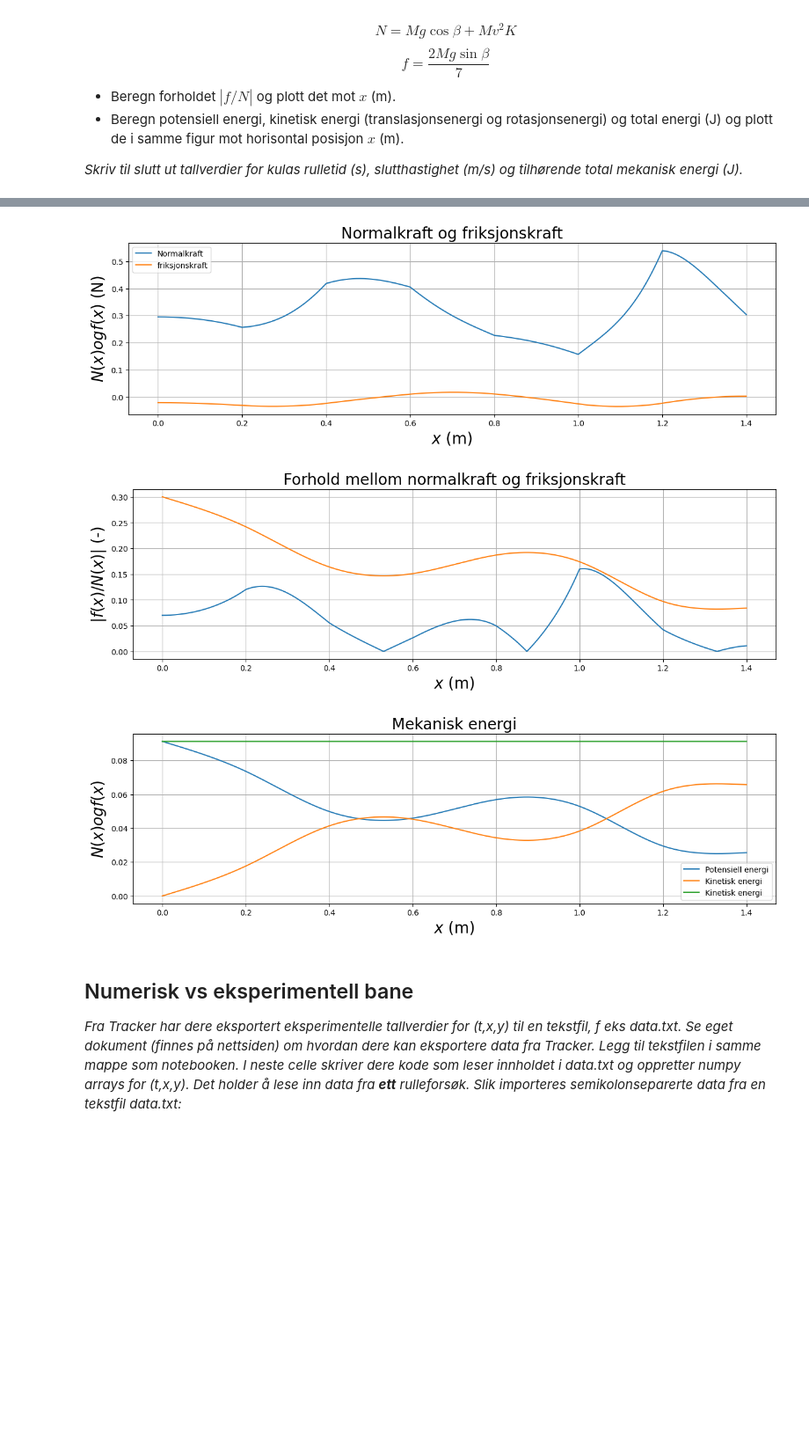
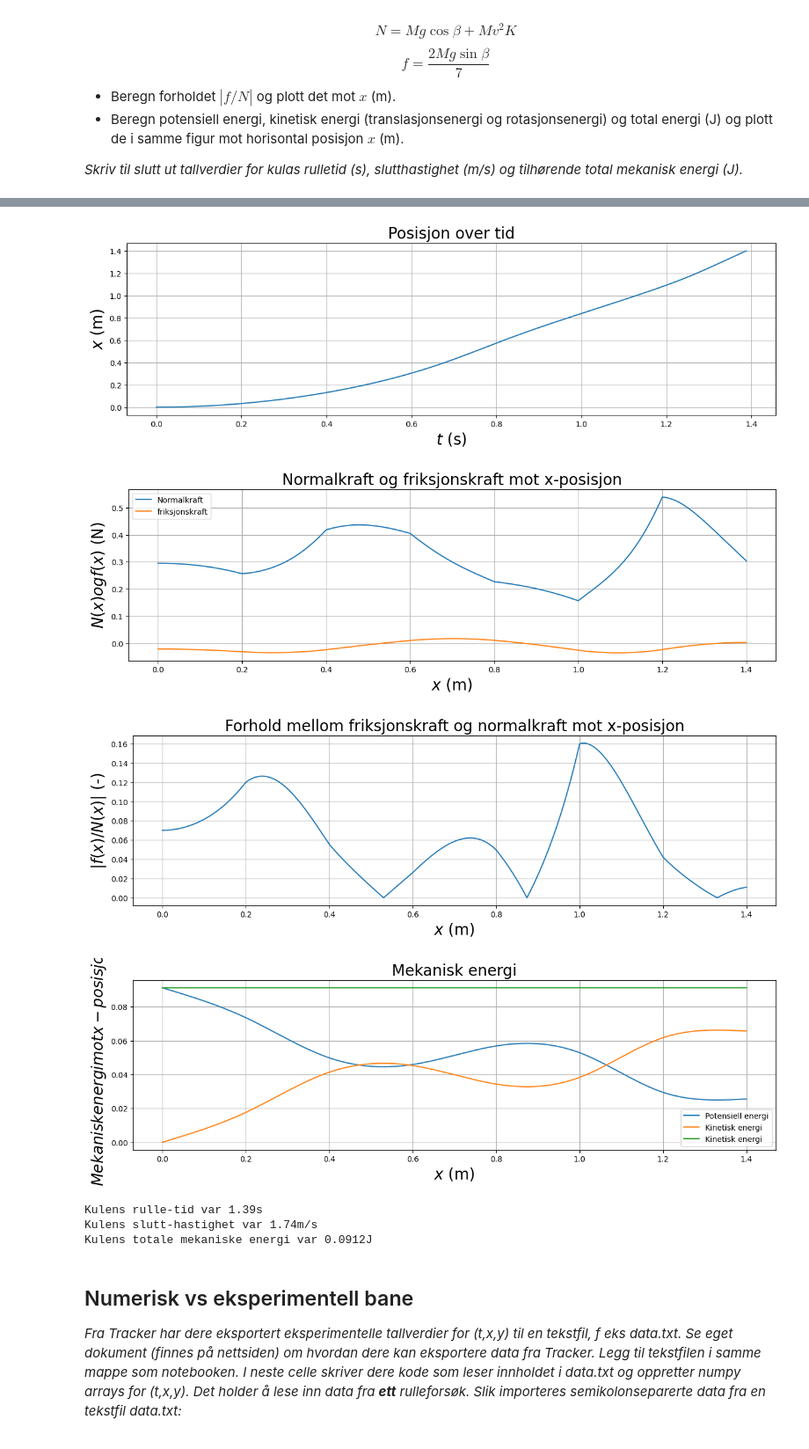
Before and after one commit to HaakonMikalsen/LabTFY4115, a Jupyter notebook: notebook/notebook_mal_H25.ipynb, the cells around one changed output, grey strips where cells are left out. Shown at 88% size. Cells and saved outputs as stored; diff of their text form; code cells hidden in the pictures; blank space fills up the shorter version.

```diff
--- a/notebook/notebook_mal_H25.ipynb
+++ b/notebook/notebook_mal_H25.ipynb
@@ -186,7 +186,7 @@ $$f = \frac{2Mg\sin\beta}{7}$$
 v = np.sqrt((10*g*(y[0]-y))/7)
 plt.figure(figsize=(15,4))
 plt.plot(x,v)
-plt.title('Kulens fart',fontsize=20)
+plt.title('Kulens fart mot x-posisjon',fontsize=20)
 plt.xlabel('$x$ (m)',fontsize=20)
 plt.ylabel(r'$v(x)$ (m/s)',fontsize=20)
 # plt.ylim(-35,35)
@@ -200,14 +200,26 @@ delta_x = np.diff(x)
 delta_t = 2*delta_x/(v_x[1:] + v_x[:-1])
 t = np.r_[0, np.cumsum(delta_t)]
 plt.figure(figsize=(15,4))
+# plt.plot(t,x,label = "posisjon i x retning")
+plt.plot(t,v ,label = "fart")
+plt.title('Fart over tid',fontsize=20)
+plt.ylabel('$v$ (m/s)',fontsize=20)
+plt.xlabel(r'$t$ (s)',fontsize=20)
+# plt.ylim(-35,35)
+# plt.xlim(0,1.400)
+# plt.legend()
+plt.grid()
+plt.show()
+
+plt.figure(figsize=(15,4))
 plt.plot(t,x,label = "posisjon i x retning")
-plt.plot(t,v ,label = "fart")
+# plt.plot(t,v ,label = "fart")
 plt.title('Posisjon over tid',fontsize=20)
 plt.ylabel('$x$ (m)',fontsize=20)
 plt.xlabel(r'$t$ (s)',fontsize=20)
 # plt.ylim(-35,35)
 # plt.xlim(0,1.400)
-plt.legend()
+# plt.legend()
 plt.grid()
 plt.show()
 
@@ -218,7 +230,7 @@ f = 2*M*g*np.sin(beta)/7
 plt.figure(figsize=(15,4))
 plt.plot(x,N,label = "Normalkraft")
 plt.plot(x,f,label = "friksjonskraft")
-plt.title('Normalkraft og friksjonskraft',fontsize=20)
+plt.title('Normalkraft og friksjonskraft mot x-posisjon',fontsize=20)
 plt.xlabel('$x$ (m)',fontsize=20)
 plt.ylabel(r'$N(x) og f(x)$ (N)',fontsize=20)
 # plt.ylim(-35,35)
@@ -232,8 +244,8 @@ n_f_forhold = np.abs(f/N)
 
 plt.figure(figsize=(15,4))
 plt.plot(x,n_f_forhold)
-plt.plot(x,y)
-plt.title('Forhold mellom normalkraft og friksjonskraft',fontsize=20)
+# plt.plot(x,y)
+plt.title('Forhold mellom friksjonskraft og normalkraft mot x-posisjon',fontsize=20)
 plt.xlabel('$x$ (m)',fontsize=20)
 plt.ylabel(r'$ |f(x)/N(x)|$ (-)',fontsize=20) #TODO: Hva er benevning?
 # plt.ylim(-35,35)
@@ -255,10 +267,21 @@ plt.plot(x,E_kin,label = "Kinetisk energi")
 plt.plot(x,E_tot,label = "Kinetisk energi")
 plt.title('Mekanisk energi',fontsize=20)
 plt.xlabel('$x$ (m)',fontsize=20)
-plt.ylabel(r'$N(x) og f(x)$',fontsize=20)
+plt.ylabel(r'$Mekanisk energi mot x-posisjon$',fontsize=20)
 # plt.ylim(-35,35)
 # plt.xlim(0,1.400)
 plt.legend()
 plt.grid()
 plt.show()
+
+
+# Utskrift
+print(f"""
+Kulens rulle-tid var {t[-1]:.2f}s
+Kulens slutt-hastighet var {v[-1]:.2f}m/s
+Kulens totale mekaniske energi var {E_tot[-1]:.4f}J
+
+"""
+
+)
 # %% [output]
@@ -267,6 +290,10 @@ plt.show()
-[figure, old version]
+[figure, new version]
-[figure, old version]
+[figure, new version]
-[figure, old version]
+[figure, new version]
+[figure, added]
+Kulens rulle-tid var 1.39s
+Kulens slutt-hastighet var 1.74m/s
+Kulens totale mekaniske energi var 0.0912J
 # %% [markdown]
 ## Numerisk vs eksperimentell bane
 
```
Also changed, not shown: parts of 5 cells of this notebook, 1 other file.
